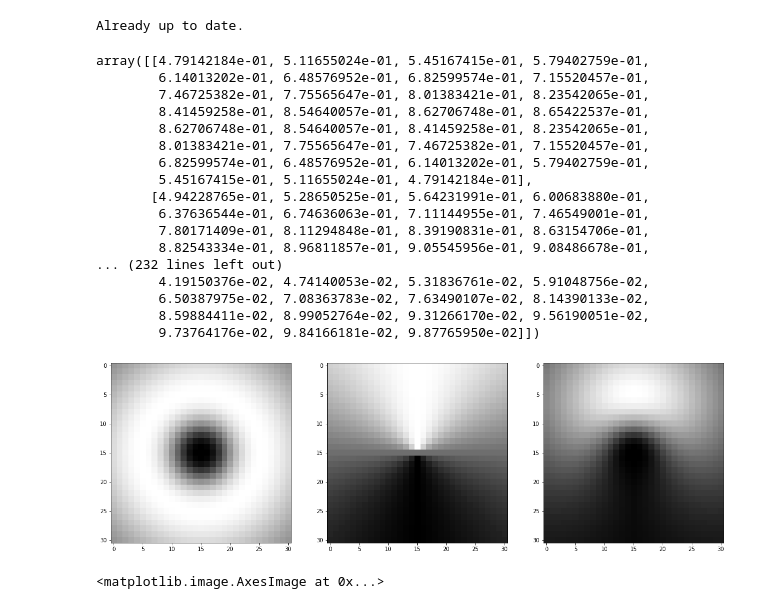
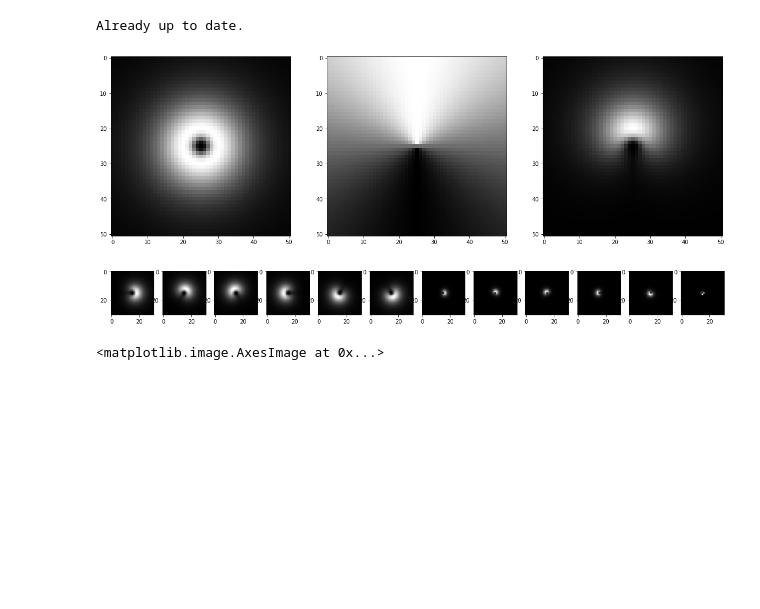
Before and after one commit to tniyer2/ImageProcessing_Project02, a Jupyter notebook: log-gabor.ipynb, the cells around one changed output. Cells and saved outputs as stored; diff of their text form; code cells hidden in the pictures; blank space fills up the shorter version.

```diff
--- a/log-gabor.ipynb
+++ b/log-gabor.ipynb
@@ -68,7 +68,7 @@ def create_log_gabor_x_y(size):
 
     return x, y
 # %%
-def create_log_gabor_radial_component(x, y, size, theta, wavelength, sigma):
+def create_log_gabor_radial_component(x, y, size, wavelength, sigma):
     '''
     Convolves two images by converting them into fourier space and multiplying them.
 
@@ -76,7 +76,6 @@ def create_log_gabor_radial_component(x, y, size, theta, wavelength, sigma):
         x
         y
         size
-        theta       direction
         wavelength  determined the frequency
         sigma
 
@@ -130,56 +129,39 @@ def create_log_gabor_angular_component(x, y, angle, theta_sigma):
 
     return angular_component
 # %%
-def create_log_gabor_kernel(frequency, theta, size=7, wavelength=3, sigma=0.5, angle=np.pi/2, theta_sigma=1.25):
+def create_log_gabor_kernel(frequency, size=7, wavelength=3, sigma=0.5, angle=np.pi/2, theta_sigma=1.25):
     '''
     Convolves two images by converting them into fourier space and multiplying them.
 
     Arguments:
         frequency
-        theta       direction
         size        size (width and height) of the kernel
         wavelength
         sigma
 
     Returns:
         a log-gabor kernel
         '''
 
     x, y = create_log_gabor_x_y(size)
-    radial_component = create_log_gabor_radial_component(x, y, size, theta,  wavelength, sigma)
+    radial_component = create_log_gabor_radial_component(x, y, size, wavelength, sigma)
     angular_component = create_log_gabor_angular_component(x, y, angle, theta_sigma)
     final_kernel = angular_component * radial_component
 
     plt.figure(figsize=(20, 20))
 
     plt.subplot(1, 3, 1)
     plt.imshow(radial_component)
 
     plt.subplot(1, 3, 2)
     plt.imshow(angular_component)
 
     plt.subplot(1, 3, 3)
     plt.imshow(final_kernel)
 
     return final_kernel
 
-create_log_gabor_kernel(0.5, 0, size=31)
+create_log_gabor_kernel(0.5, size=51, wavelength=10)
+pass
 # %% [output]
-array([[4.79142184e-01, 5.11655024e-01, 5.45167415e-01, 5.79402759e-01,
-        6.14013202e-01, 6.48576952e-01, 6.82599574e-01, 7.15520457e-01,
-        7.46725382e-01, 7.75565647e-01, 8.01383421e-01, 8.23542065e-01,
-        8.41459258e-01, 8.54640057e-01, 8.62706748e-01, 8.65422537e-01,
-        8.62706748e-01, 8.54640057e-01, 8.41459258e-01, 8.23542065e-01,
-        8.01383421e-01, 7.75565647e-01, 7.46725382e-01, 7.15520457e-01,
-        6.82599574e-01, 6.48576952e-01, 6.14013202e-01, 5.79402759e-01,
-        5.45167415e-01, 5.11655024e-01, 4.79142184e-01],
-       [4.94228765e-01, 5.28650525e-01, 5.64231991e-01, 6.00683880e-01,
-        6.37636544e-01, 6.74636063e-01, 7.11144955e-01, 7.46549001e-01,
-        7.80171409e-01, 8.11294848e-01, 8.39190831e-01, 8.63154706e-01,
-        8.82543334e-01, 8.96811857e-01, 9.05545956e-01, 9.08486678e-01,
-... (232 lines left out)
-        4.19150376e-02, 4.74140053e-02, 5.31836761e-02, 5.91048756e-02,
-        6.50387975e-02, 7.08363783e-02, 7.63490107e-02, 8.14390133e-02,
-        8.59884411e-02, 8.99052764e-02, 9.31266170e-02, 9.56190051e-02,
-        9.73764176e-02, 9.84166181e-02, 9.87765950e-02]])
-[figure, old version]
+[figure, new version]
@@ -185,0 +201,13 @@ array([[4.79142184e-01, 5.11655024e-01, 5.45167415e-01, 5.79402759e-01,
+# %%
+
+random_filter_values = [0, 1, 2, 3, 4, 5, 6, 7, 8, 9, 10, 29]
+
+filter_bank = create_log_gabor_filter_bank(31)
+
+plt.figure(figsize=(20, 20))
+
+for i, filter_value in enumerate(random_filter_values):
+    plt.subplot(1, len(random_filter_values), i+1)
+    plt.imshow(filter_bank[filter_value])
+# %% [output]
+[figure, added]
```
Also changed, not shown: parts of 2 cells of this notebook.
